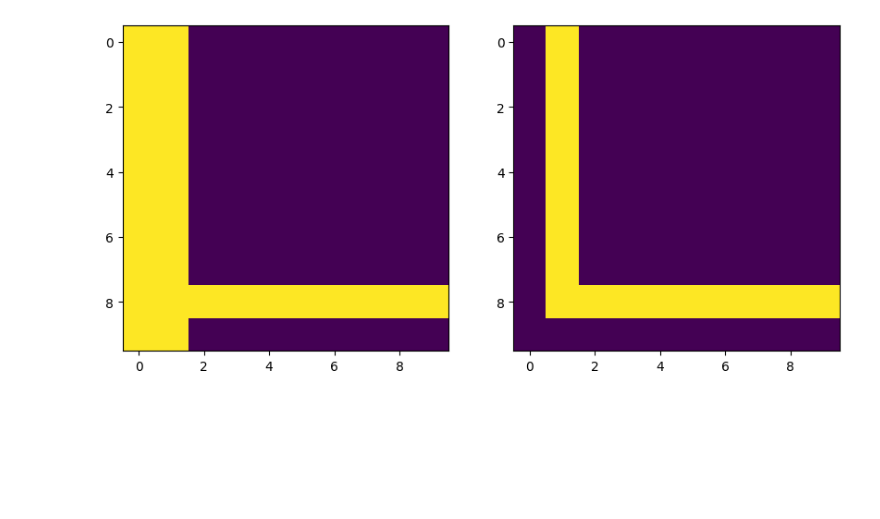
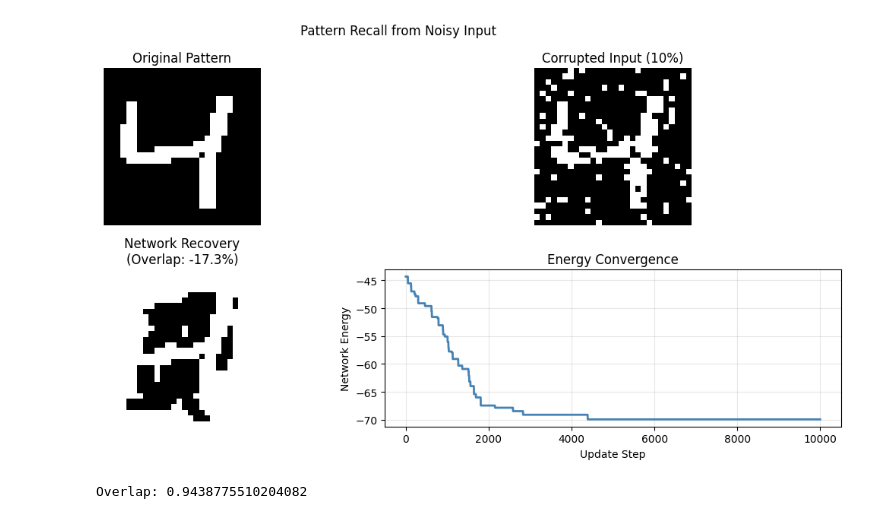
Before and after one commit to vivekhsridhar/EBMs, a Jupyter notebook: HopfieldNetwork.ipynb, the cells around one changed output. Cells and saved outputs as stored; diff of their text form; code cells hidden in the pictures; blank space fills up the shorter version.

Commit message:
updated hopfield network to recollect mnist digits

```diff
--- a/HopfieldNetwork.ipynb
+++ b/HopfieldNetwork.ipynb
@@ -102,4 +219,12 @@ net.train(flat_patterns)
 # %%
-# Corrupted input
-corrupt_input = L
-corrupt_input[:,:2] = 1
+# Configuration for recall test
+PATTERN_INDEX = 2  # Which training pattern to corrupt
+CORRUPTION_PROPORTION = 0.10  # Proportion of neurons to randomly flip (10%)
+UPDATE_STEPS = 10000  # Convergence iterations
+
+# Create corrupted input
+pattern_to_corrupt = training_patterns[PATTERN_INDEX]
+corrupt_input = net.corrupt_pattern(pattern_to_corrupt, CORRUPTION_PROPORTION)
+
+n_flipped = int(IMAGE_SIZE * IMAGE_SIZE * CORRUPTION_PROPORTION)
+print(f"Corrupted pattern {PATTERN_INDEX}: flipped {n_flipped} neurons ({CORRUPTION_PROPORTION*100:.0f}%)")
@@ -111,8 +269,52 @@ net.update(async_update=True, steps=500)
 # %%
-fig,(ax1,ax2) = plt.subplots(1,2,figsize=(10,5))
+# Visualize input corruption and network recovery
+fig, axes = plt.subplots(2, 2, figsize=(12, 6))
 
-ax1.imshow(corrupt_input.reshape((img_dim,img_dim)))
-ax2.imshow(net.get_state().reshape((img_dim,img_dim)))
+# Original pattern
+axes[0, 0].imshow(training_patterns[PATTERN_INDEX], cmap='gray')
+axes[0, 0].set_title("Original Pattern")
+axes[0, 0].axis('off')
+
+# Corrupted input
+axes[0, 1].imshow(corrupt_input, cmap='gray')
+axes[0, 1].set_title(f"Corrupted Input ({CORRUPTION_PROPORTION*100:.0f}%)")
+axes[0, 1].axis('off')
+
+# Network's recovered pattern
+recovered = net.get_state().reshape((IMAGE_SIZE, IMAGE_SIZE))
+axes[1, 0].imshow(recovered, cmap='gray')
+overlap_pct = net.compute_overlap(pattern_to_corrupt) * 100
+axes[1, 0].set_title(f"Network Recovery\n(Overlap: {overlap_pct:.1f}%)")
+axes[1, 0].axis('off')
+
+# Energy convergence
+axes[1, 1].plot(energy_history, linewidth=2, color='steelblue')
+axes[1, 1].set_xlabel("Update Step")
+axes[1, 1].set_ylabel("Network Energy")
+axes[1, 1].set_title("Energy Convergence")
+axes[1, 1].grid(True, alpha=0.3)
+
+plt.suptitle("Pattern Recall from Noisy Input")
+plt.tight_layout()
 plt.show()
 # %% [output]
-[figure, old version]
+[figure, new version]
+# %%
+n_neurons = 784
+P = 5
+
+# random unbiased patterns
+rand_patterns = np.random.choice([-1, 1], size=(P, n_neurons))
+
+net = HopfieldNetwork(n_neurons)
+net.train(rand_patterns)
+
+# pick one, corrupt it
+pattern = rand_patterns[0].reshape(28, 28)
+corrupt = net.corrupt_pattern(pattern, 0.1)
+net.set_state(corrupt.flatten())
+
+energy_hist = net.update(steps=10000, track_energy=True)
+print("Overlap:", net.compute_overlap(pattern.reshape(28, 28)))
+# %% [output]
+Overlap: 0.9438775510204082
```
Also changed, not shown: parts of 9 cells of this notebook, 4 other files.
